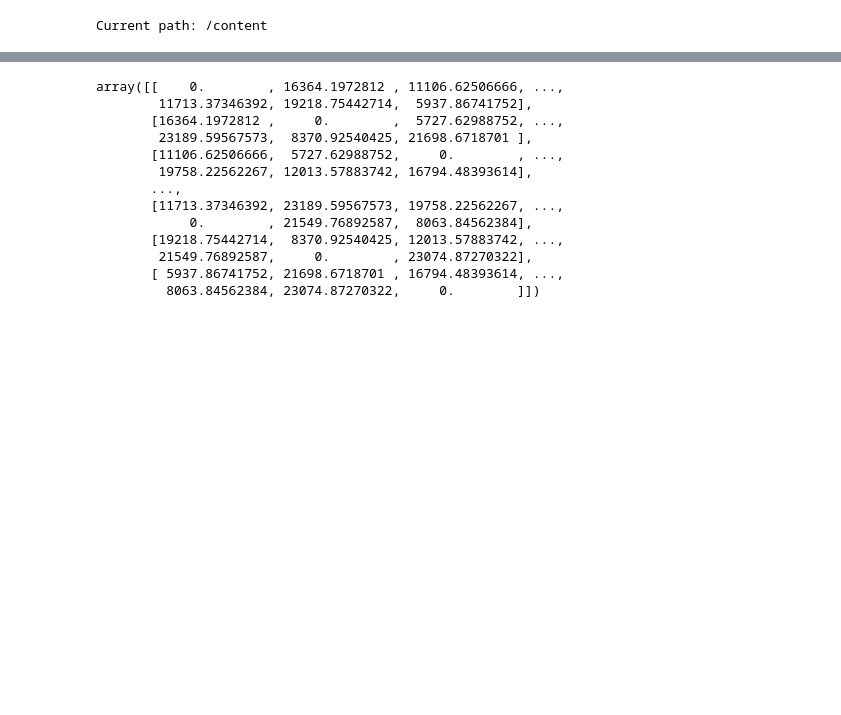
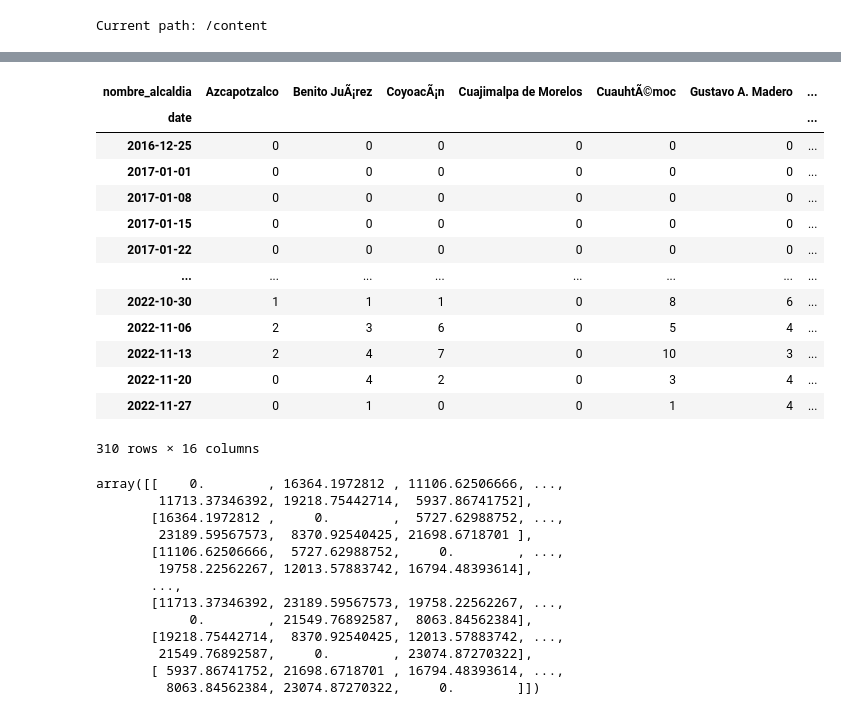
Before and after one commit to Osw1997/tsl, a Jupyter notebook: examples/notebooks/replication_notebook.ipynb, the cells around one changed output, grey strips where cells are left out. Saved outputs shown, nothing was run; the diff lists cells and outputs as text; code cells hidden in the pictures; blank space fills up the shorter version.

```diff
--- a/examples/notebooks/replication_notebook.ipynb
+++ b/examples/notebooks/replication_notebook.ipynb
@@ -524,3 +566,23 @@ dft, dist = load_raw()
+# %%
+dft['date'] = dft.index - pd.to_timedelta(7, unit='d')
+dft.groupby([pd.Grouper(key='date', freq='W')]).sum()
+
+# dft.to_csv("t.csv")
+# %% [output]
+| nombre_alcaldia | Azcapotzalco | Benito JuÃ¡rez | CoyoacÃ¡n | Cuajimalpa de Morelos | CuauhtÃ©moc | Gustavo A. Madero | ... |
+| date |  |  |  |  |  |  | ... |
+| 2016-12-25 | 0 | 0 | 0 | 0 | 0 | 0 | ... |
+| 2017-01-01 | 0 | 0 | 0 | 0 | 0 | 0 | ... |
+| 2017-01-08 | 0 | 0 | 0 | 0 | 0 | 0 | ... |
+| 2017-01-15 | 0 | 0 | 0 | 0 | 0 | 0 | ... |
+| 2017-01-22 | 0 | 0 | 0 | 0 | 0 | 0 | ... |
+| ... | ... | ... | ... | ... | ... | ... | ... |
+| 2022-10-30 | 1 | 1 | 1 | 0 | 8 | 6 | ... |
+| 2022-11-06 | 2 | 3 | 6 | 0 | 5 | 4 | ... |
+| 2022-11-13 | 2 | 4 | 7 | 0 | 10 | 3 | ... |
+| 2022-11-20 | 0 | 4 | 2 | 0 | 3 | 4 | ... |
+| 2022-11-27 | 0 | 1 | 0 | 0 | 1 | 4 | ... |
+310 rows × 16 columns
 # %%
 path = os.path.join('', 'crime_cdmx_dist.npy')
 dist = np.load(path)
```
Also changed, not shown: parts of 10 cells of this notebook.
